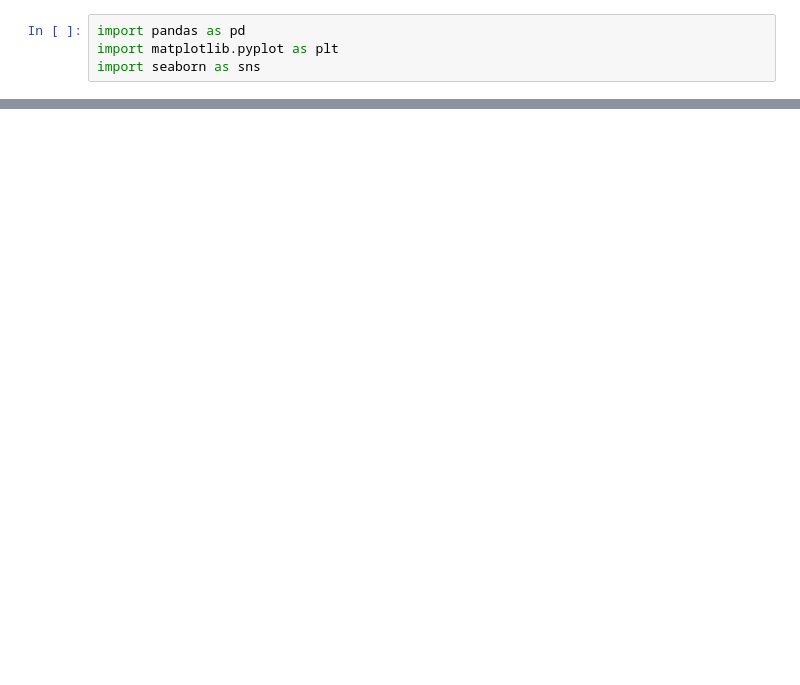
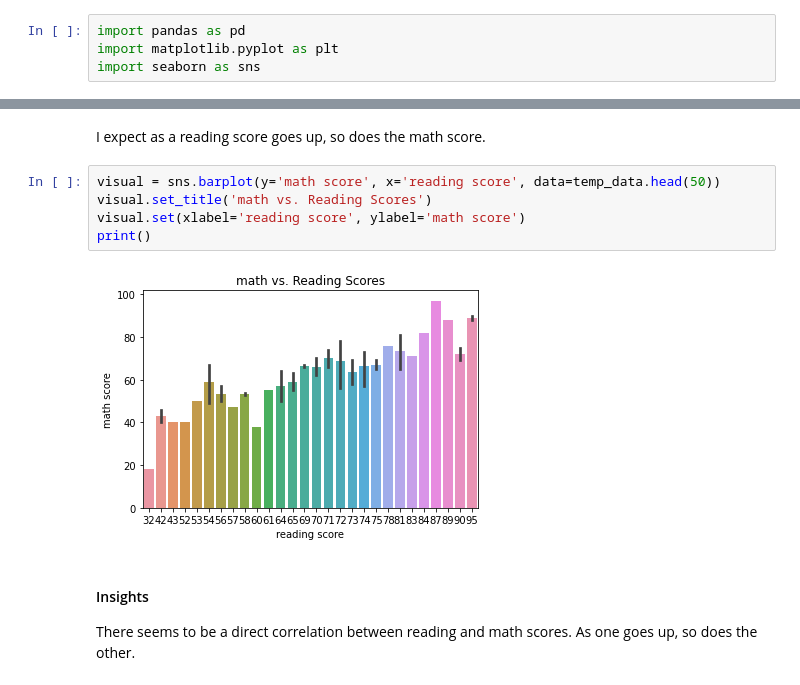
Before and after one commit to NyxofDarkness/data-visualization, a Jupyter notebook: viz-a.ipynb, the cells around one changed output, grey strips where cells are left out. Cells and saved outputs as stored; diff of their text form; blank space fills up the shorter version.

```diff
--- a/viz-a.ipynb
+++ b/viz-a.ipynb
@@ -93,0 +48,12 @@ ValueError: Could not interpret value `sex` for parameter `x`
+# %% [markdown]
+I expect as a reading score goes up, so does the math score.
+# %%
+visual = sns.barplot(y='math score', x='reading score', data=temp_data.head(50))
+visual.set_title('math vs. Reading Scores')
+visual.set(xlabel='reading score', ylabel='math score')
+print()
+# %% [output]
+[figure, added]
+# %% [markdown]
+#### Insights
+There seems to be a direct correlation between reading and math scores. As one goes up, so does the other.
```
Also changed, not shown: parts of 14 cells of this notebook, 2 other files.
